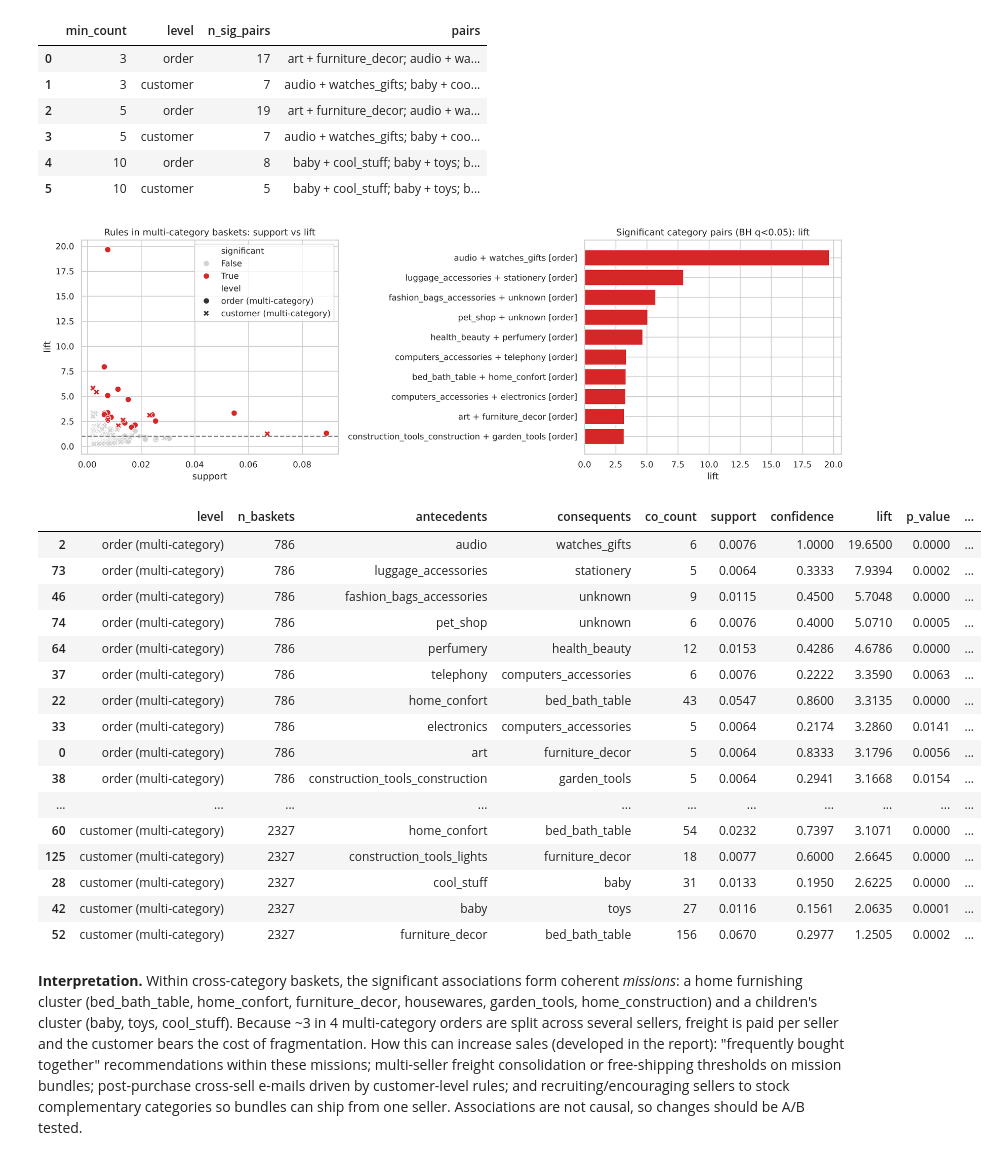
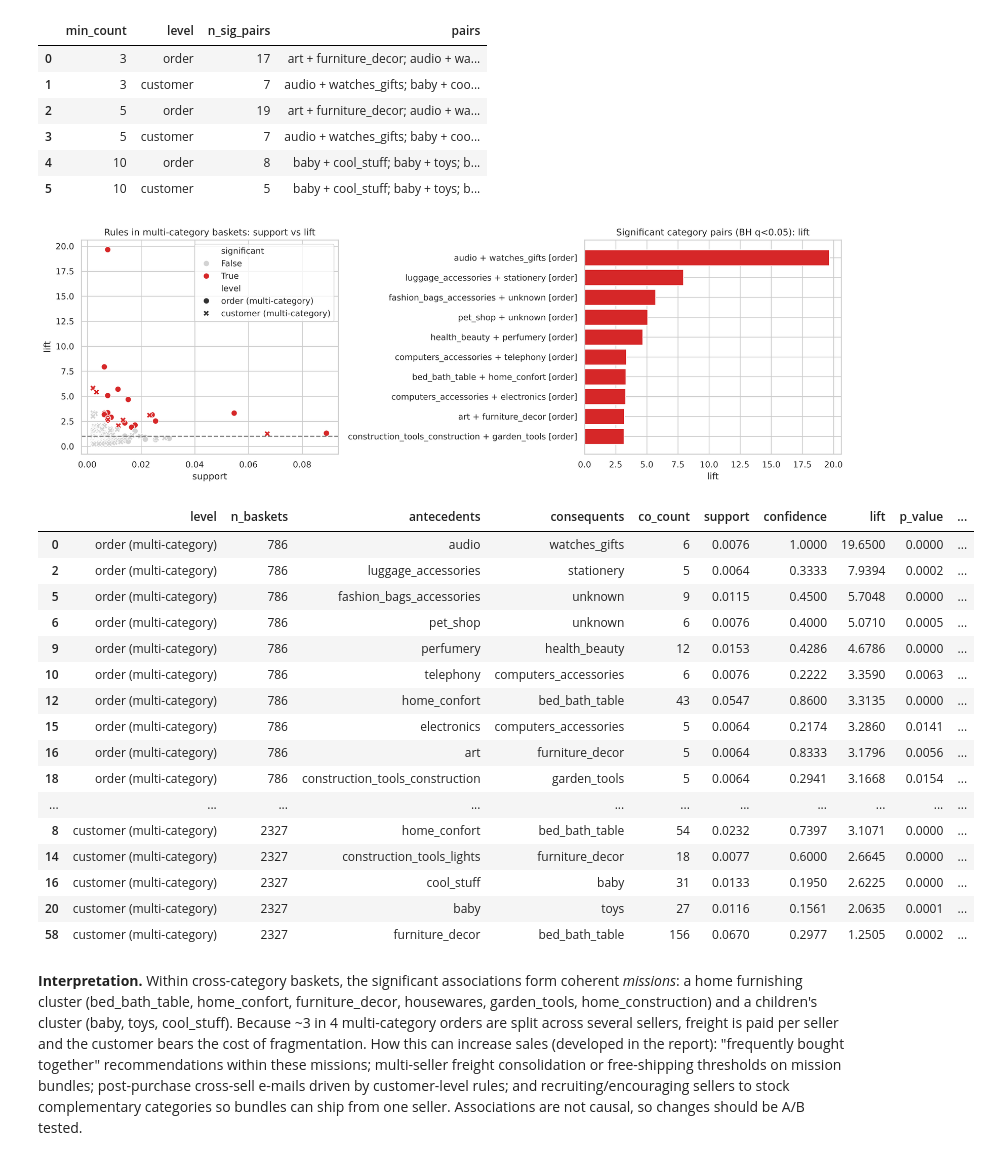
Before and after one commit to muganga-charles/dsc8307-advent-2026-examination, a Jupyter notebook: olist_analysis.ipynb, the cells around one changed output. Cells and saved outputs as stored; diff of their text form; code cells hidden in the pictures.

```diff
--- a/olist_analysis.ipynb
+++ b/olist_analysis.ipynb
@@ -461,7 +461,9 @@ def mine(baskets, min_count, label):
     rules["antecedents"] = rules.antecedents.apply(lambda s: ", ".join(sorted(s)))
     rules["consequents"] = rules.consequents.apply(lambda s: ", ".join(sorted(s)))
     rules["level"] = label; rules["n_baskets"] = Nb
-    return rules[["level", "n_baskets", "antecedents", "consequents", "co_count", "support", "confidence", "lift", "p_value", "q_value_BH"]].sort_values("lift", ascending=False)
+    # deterministic order: lift, then confidence, then category names (stable sort, so ties never depend on run order)
+    return rules[["level", "n_baskets", "antecedents", "consequents", "co_count", "support", "confidence", "lift", "p_value", "q_value_BH"]].sort_values(
+        ["lift", "confidence", "antecedents", "consequents"], ascending=[False, False, True, True], kind="mergesort").reset_index(drop=True)
 
 order_multi = order_cats[n_cat > 1].tolist()
 cust_multi = cust_cats[cust_cats.apply(len) > 1].tolist()
@@ -520,37 +522,40 @@ sens
 # %%
 top = rules_sig.copy()
 top["pair"] = top.apply(lambda r: " + ".join(sorted([r.antecedents, r.consequents])), axis=1)
-top_pairs = top.sort_values("confidence", ascending=False).drop_duplicates(["level", "pair"]).sort_values(["level", "lift"], ascending=[False, False])
+# One direction per pair: highest confidence; exact ties (equal antecedent counts) broken alphabetically by antecedent
+top_pairs = (top.sort_values(["confidence", "lift", "antecedents", "consequents"], ascending=[False, False, True, True], kind="mergesort")
+                .drop_duplicates(["level", "pair"])
+                .sort_values(["level", "lift", "confidence", "antecedents"], ascending=[False, False, False, True], kind="mergesort"))
 plot_df = rules_all[rules_all.lift > 0].copy(); plot_df["significant"] = (plot_df.q_value_BH < 0.05) & (plot_df.lift > 1)
 fig, ax = plt.subplots(1, 2, figsize=(15, 5))
 sns.scatterplot(data=plot_df, x="support", y="lift", hue="significant", style="level", s=60, ax=ax[0], palette={True: "tab:red", False: "lightgrey"})
 ax[0].axhline(1, ls="--", c="grey"); ax[0].set_title("Rules in multi-category baskets: support vs lift")
 lab = top_pairs.drop_duplicates("pair").head(10)
 ax[1].barh(lab.pair + " [" + lab.level.str.split(" ").str[0] + "]", lab.lift, color="tab:red"); ax[1].invert_yaxis()
 ax[1].set_title("Significant category pairs (BH q<0.05): lift"); ax[1].set_xlabel("lift")
 savefig("fig3_association_rules")
 top_pairs.round(4).to_csv(OUT / "association_top_pairs.csv", index=False)
 RESULTS["assoc_top_pairs"] = top_pairs[["level", "antecedents", "consequents", "co_count", "support", "confidence", "lift", "q_value_BH"]].round(4).to_dict("records")
 top_pairs.round(4)
 # %% [output]
 [figure]
 |  | level | n_baskets | antecedents | consequents | co_count | support | confidence | lift | p_value | ... |
-| 2 | order (multi-category) | 786 | audio | watches_gifts | 6 | 0.0076 | 1.0000 | 19.6500 | 0.0000 | ... |
-| 73 | order (multi-category) | 786 | luggage_accessories | stationery | 5 | 0.0064 | 0.3333 | 7.9394 | 0.0002 | ... |
-| 46 | order (multi-category) | 786 | fashion_bags_accessories | unknown | 9 | 0.0115 | 0.4500 | 5.7048 | 0.0000 | ... |
-| 74 | order (multi-category) | 786 | pet_shop | unknown | 6 | 0.0076 | 0.4000 | 5.0710 | 0.0005 | ... |
-| 64 | order (multi-category) | 786 | perfumery | health_beauty | 12 | 0.0153 | 0.4286 | 4.6786 | 0.0000 | ... |
-| 37 | order (multi-category) | 786 | telephony | computers_accessories | 6 | 0.0076 | 0.2222 | 3.3590 | 0.0063 | ... |
-| 22 | order (multi-category) | 786 | home_confort | bed_bath_table | 43 | 0.0547 | 0.8600 | 3.3135 | 0.0000 | ... |
-| 33 | order (multi-category) | 786 | electronics | computers_accessories | 5 | 0.0064 | 0.2174 | 3.2860 | 0.0141 | ... |
-| 0 | order (multi-category) | 786 | art | furniture_decor | 5 | 0.0064 | 0.8333 | 3.1796 | 0.0056 | ... |
-| 38 | order (multi-category) | 786 | construction_tools_construction | garden_tools | 5 | 0.0064 | 0.2941 | 3.1668 | 0.0154 | ... |
+| 0 | order (multi-category) | 786 | audio | watches_gifts | 6 | 0.0076 | 1.0000 | 19.6500 | 0.0000 | ... |
+| 2 | order (multi-category) | 786 | luggage_accessories | stationery | 5 | 0.0064 | 0.3333 | 7.9394 | 0.0002 | ... |
+| 5 | order (multi-category) | 786 | fashion_bags_accessories | unknown | 9 | 0.0115 | 0.4500 | 5.7048 | 0.0000 | ... |
+| 6 | order (multi-category) | 786 | pet_shop | unknown | 6 | 0.0076 | 0.4000 | 5.0710 | 0.0005 | ... |
+| 9 | order (multi-category) | 786 | perfumery | health_beauty | 12 | 0.0153 | 0.4286 | 4.6786 | 0.0000 | ... |
+| 10 | order (multi-category) | 786 | telephony | computers_accessories | 6 | 0.0076 | 0.2222 | 3.3590 | 0.0063 | ... |
+| 12 | order (multi-category) | 786 | home_confort | bed_bath_table | 43 | 0.0547 | 0.8600 | 3.3135 | 0.0000 | ... |
+| 15 | order (multi-category) | 786 | electronics | computers_accessories | 5 | 0.0064 | 0.2174 | 3.2860 | 0.0141 | ... |
+| 16 | order (multi-category) | 786 | art | furniture_decor | 5 | 0.0064 | 0.8333 | 3.1796 | 0.0056 | ... |
+| 18 | order (multi-category) | 786 | construction_tools_construction | garden_tools | 5 | 0.0064 | 0.2941 | 3.1668 | 0.0154 | ... |
 | ... | ... | ... | ... | ... | ... | ... | ... | ... | ... | ... |
-| 60 | customer (multi-category) | 2327 | home_confort | bed_bath_table | 54 | 0.0232 | 0.7397 | 3.1071 | 0.0000 | ... |
-| 125 | customer (multi-category) | 2327 | construction_tools_lights | furniture_decor | 18 | 0.0077 | 0.6000 | 2.6645 | 0.0000 | ... |
-| 28 | customer (multi-category) | 2327 | cool_stuff | baby | 31 | 0.0133 | 0.1950 | 2.6225 | 0.0000 | ... |
-| 42 | customer (multi-category) | 2327 | baby | toys | 27 | 0.0116 | 0.1561 | 2.0635 | 0.0001 | ... |
-| 52 | customer (multi-category) | 2327 | furniture_decor | bed_bath_table | 156 | 0.0670 | 0.2977 | 1.2505 | 0.0002 | ... |
+| 8 | customer (multi-category) | 2327 | home_confort | bed_bath_table | 54 | 0.0232 | 0.7397 | 3.1071 | 0.0000 | ... |
+| 14 | customer (multi-category) | 2327 | construction_tools_lights | furniture_decor | 18 | 0.0077 | 0.6000 | 2.6645 | 0.0000 | ... |
+| 16 | customer (multi-category) | 2327 | cool_stuff | baby | 31 | 0.0133 | 0.1950 | 2.6225 | 0.0000 | ... |
+| 20 | customer (multi-category) | 2327 | baby | toys | 27 | 0.0116 | 0.1561 | 2.0635 | 0.0001 | ... |
+| 58 | customer (multi-category) | 2327 | furniture_decor | bed_bath_table | 156 | 0.0670 | 0.2977 | 1.2505 | 0.0002 | ... |
 # %% [markdown]
 **Interpretation.** Within cross-category baskets, the significant associations form coherent *missions*: a home
 furnishing cluster (bed_bath_table, home_confort, furniture_decor, housewares, garden_tools, home_construction)
```
Also changed, not shown: parts of 1 cell of this notebook, 4 other files.
